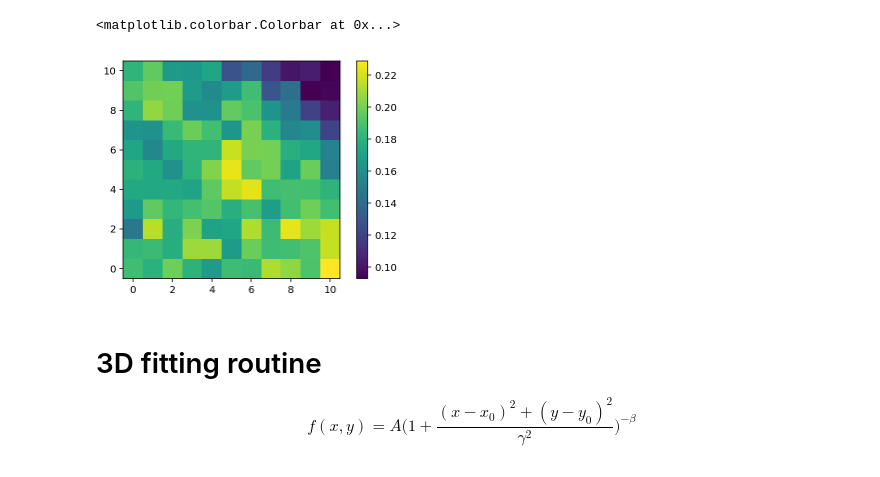
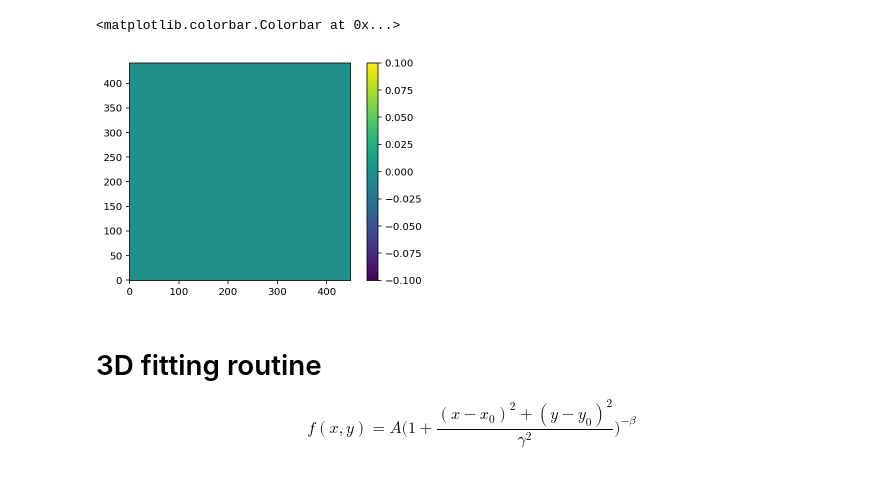
Before and after one commit to tspriggs/MUSE_PNe_fitting, a Jupyter notebook: 3D FCC255.ipynb, the cells around one changed output. Saved outputs shown, nothing was run; the diff lists cells and outputs as text; code cells hidden in the pictures.

```diff
--- a/3D FCC255.ipynb
+++ b/3D FCC255.ipynb
@@ -92,9 +91,9 @@ NameError: name 'plt' is not defined
 # %%
-plt.imshow(1/error_cube[26][:,0].reshape(n_pixels,n_pixels), origin="lower")
+plt.imshow(np.sum(residual_cube,1).reshape(y_data, x_data), origin="lower")
 plt.colorbar()
 # %% [output]
 <matplotlib.colorbar.Colorbar at 0x...>
-[figure, old version]
+[figure, new version]
 # %% [markdown]
 # 3D fitting routine
 
```
Also changed, not shown: parts of 6 cells of this notebook, 1 other file.
